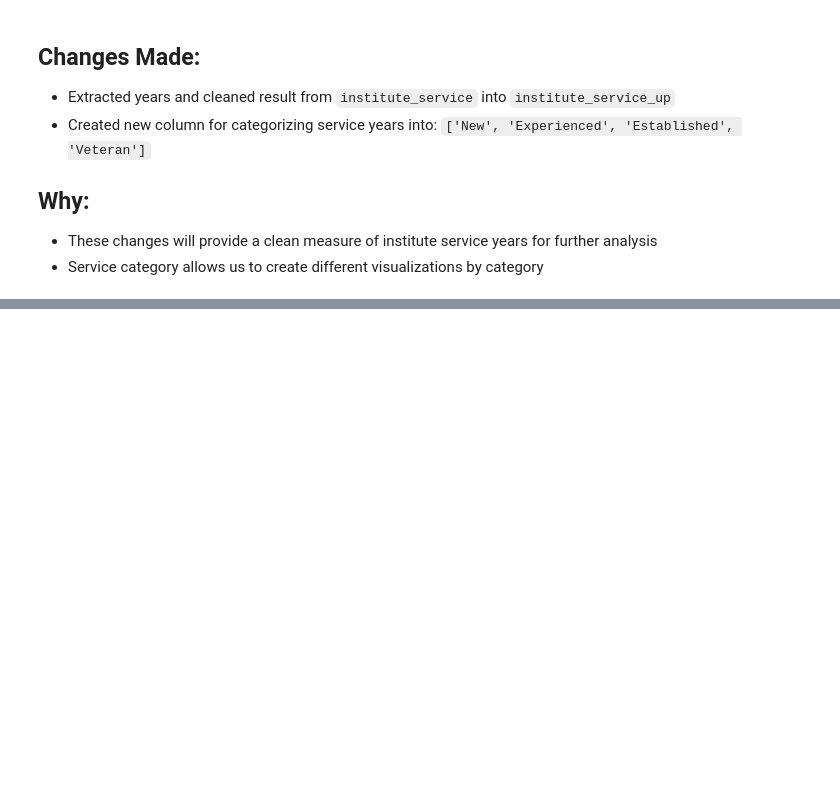
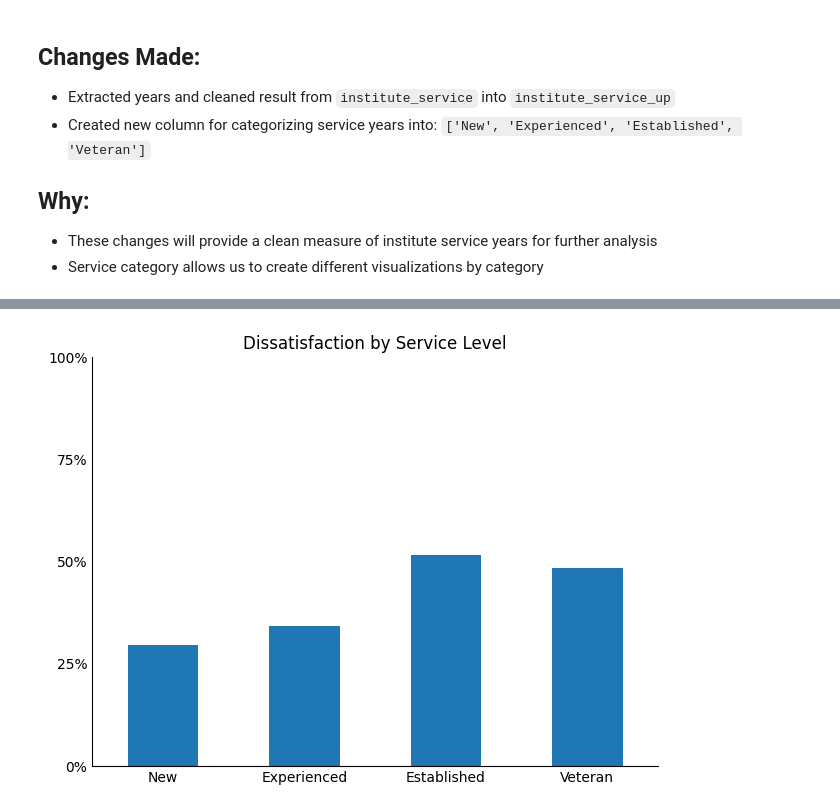
Before and after one commit to jastro-dev/dq-clean-analyze-employee-exit-surveys, a Jupyter notebook: main_notebook.ipynb, the cells around one changed output, grey strips where cells are left out. Cells and saved outputs as stored; diff of their text form; code cells hidden in the pictures; blank space fills up the shorter version.

```diff
--- a/main_notebook.ipynb
+++ b/main_notebook.ipynb
@@ -588,0 +598,6 @@ Name: count, dtype: int64
+# %%
+combined_updated['dissatisfied'] = combined_updated['dissatisfied'].fillna(False)
+# %%
+service_dissatisfied = combined_updated.pivot_table(index='service_cat', values='dissatisfied')
+service_dissatisfied = service_dissatisfied.reindex(['New', 'Experienced', 'Established', 'Veteran'])
+service_dissatisfied
@@ -588,0 +611,18 @@ Name: count, dtype: int64
+# %%
+service_dissatisfied.plot(kind='bar', legend=False)
+
+plt.title('Dissatisfaction by Service Level')
+
+plt.xticks(rotation=0)
+plt.xlabel('')
+
+plt.ylim(0, 1)
+plt.yticks([0, 0.25, 0.5, 0.75, 1], ['0%', '25%', '50%', '75%', '100%'])
+
+plt.tick_params(length=0)
+
+plt.tight_layout()
+sns.despine()
+plt.show()
+# %% [output]
+[figure, added]
```
Also changed, not shown: parts of 10 cells of this notebook.
